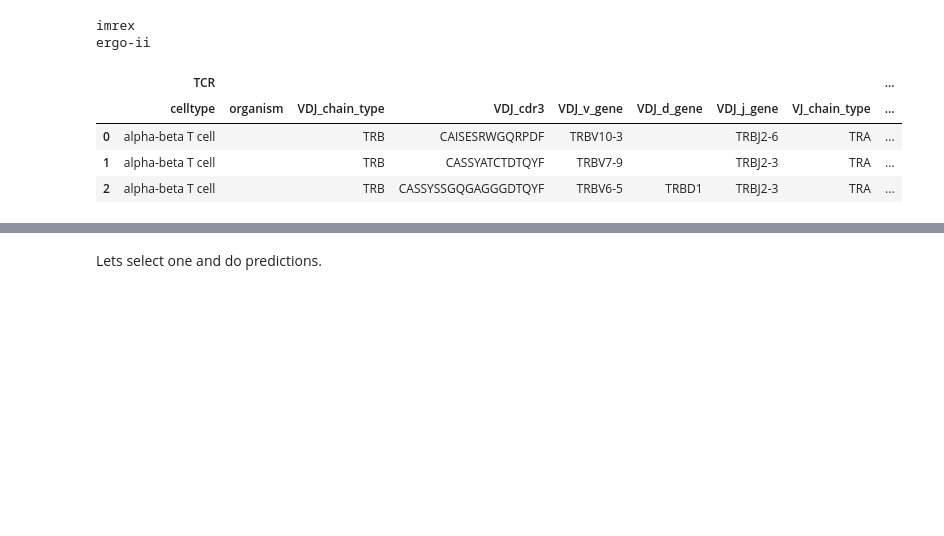
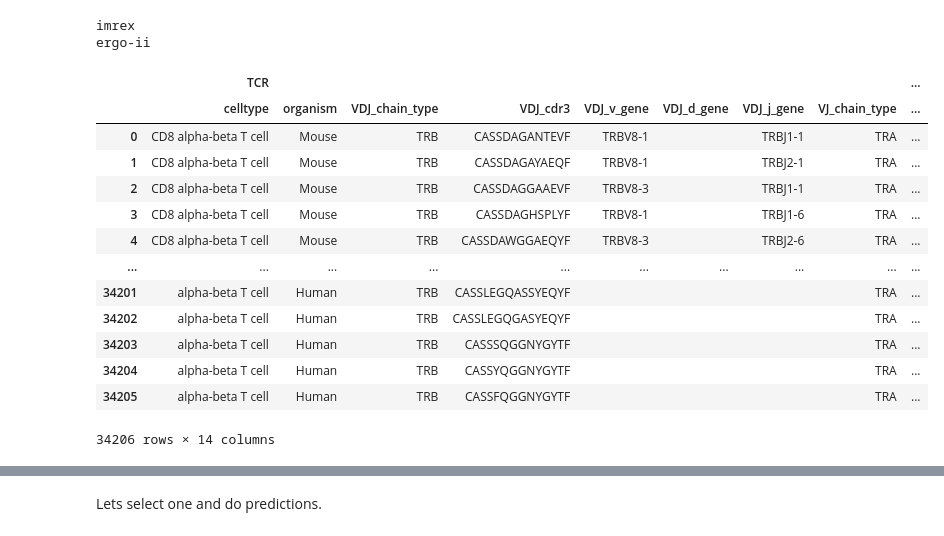
Before and after one commit to SchubertLab/epytope, a Jupyter notebook: epytope/tutorials/TCRPrediction.ipynb, the cells around one changed output, grey strips where cells are left out. Saved outputs shown, nothing was run; the diff lists cells and outputs as text; code cells hidden in the pictures; blank space fills up the shorter version.

Commit message:
added epiTCR and merging dataframes

```diff
--- a/epytope/tutorials/TCRPrediction.ipynb
+++ b/epytope/tutorials/TCRPrediction.ipynb
@@ -123,14 +130,23 @@ for name, version in TCRSpecificityPredictorFactory.available_methods().items():
 imrex
 ergo-ii
 # %%
-predictor = TCRSpecificityPredictorFactory("ergo-ii")
+predictor = TCRSpecificityPredictorFactory("epiTCR")
 results = predictor.predict(tcr_repertoire, [epitope_1] * len(tcr_repertoire.receptors),
-                            repository="../../external/Ergo-II",
+                            repository="/home/anna/epiTCR",
                             pairwise=False)
-results.head(3)
+results
 # %% [output]
 |  | TCR |  |  |  |  |  |  |  | ... |
 |  | celltype | organism | VDJ_chain_type | VDJ_cdr3 | VDJ_v_gene | VDJ_d_gene | VDJ_j_gene | VJ_chain_type | ... |
-| 0 | alpha-beta T cell |  | TRB | CAISESRWGQRPDF | TRBV10-3 |  | TRBJ2-6 | TRA | ... |
-| 1 | alpha-beta T cell |  | TRB | CASSYATCTDTQYF | TRBV7-9 |  | TRBJ2-3 | TRA | ... |
-| 2 | alpha-beta T cell |  | TRB | CASSYSSGQGAGGGDTQYF | TRBV6-5 | TRBD1 | TRBJ2-3 | TRA | ... |
+| 0 | CD8 alpha-beta T cell | Mouse | TRB | CASSDAGANTEVF | TRBV8-1 |  | TRBJ1-1 | TRA | ... |
+| 1 | CD8 alpha-beta T cell | Mouse | TRB | CASSDAGAYAEQF | TRBV8-1 |  | TRBJ2-1 | TRA | ... |
+| 2 | CD8 alpha-beta T cell | Mouse | TRB | CASSDAGGAAEVF | TRBV8-3 |  | TRBJ1-1 | TRA | ... |
+| 3 | CD8 alpha-beta T cell | Mouse | TRB | CASSDAGHSPLYF | TRBV8-1 |  | TRBJ1-6 | TRA | ... |
+| 4 | CD8 alpha-beta T cell | Mouse | TRB | CASSDAWGGAEQYF | TRBV8-3 |  | TRBJ2-6 | TRA | ... |
+| ... | ... | ... | ... | ... | ... | ... | ... | ... | ... |
+| 34201 | alpha-beta T cell | Human | TRB | CASSLEGQASSYEQYF |  |  |  | TRA | ... |
+| 34202 | alpha-beta T cell | Human | TRB | CASSLEGQGASYEQYF |  |  |  | TRA | ... |
+| 34203 | alpha-beta T cell | Human | TRB | CASSSQGGNYGYTF |  |  |  | TRA | ... |
+| 34204 | alpha-beta T cell | Human | TRB | CASSYQGGNYGYTF |  |  |  | TRA | ... |
+| 34205 | alpha-beta T cell | Human | TRB | CASSFQGGNYGYTF |  |  |  | TRA | ... |
+34206 rows × 14 columns
```
Also changed, not shown: parts of 4 cells of this notebook, 3 other files.
